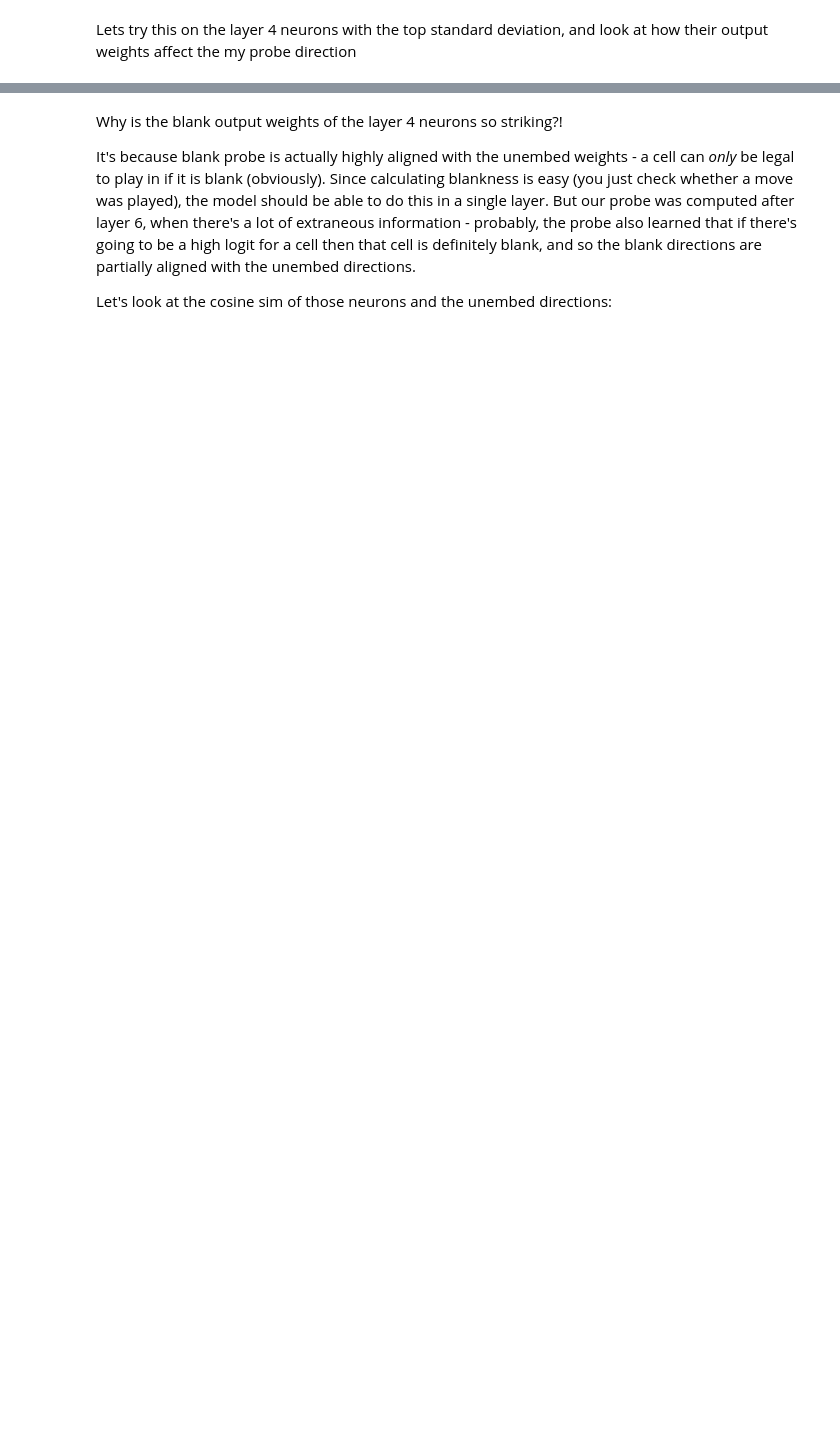
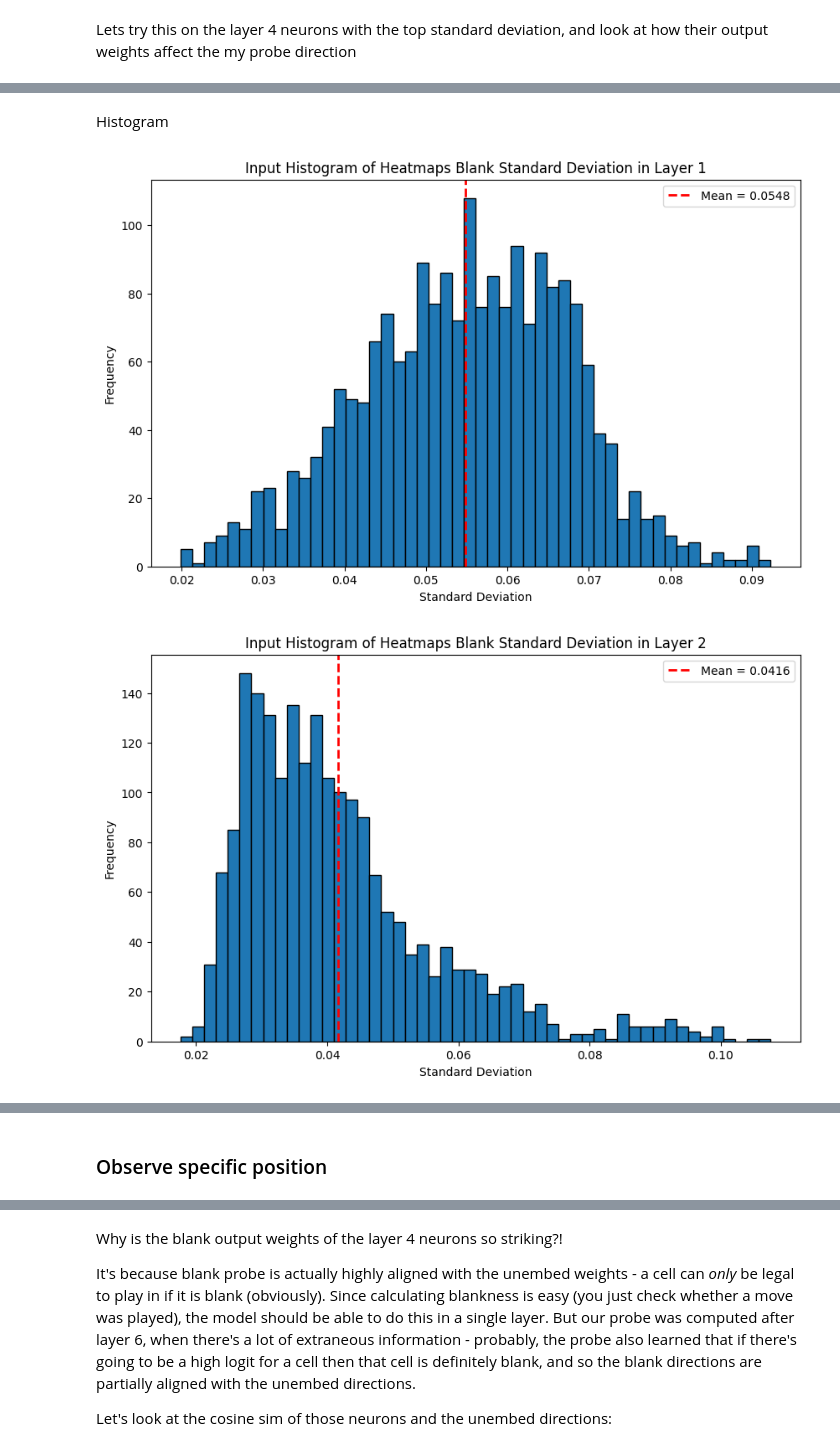
Before and after one commit to ALT-JS/OthelloSAE, a Jupyter notebook: othello_gpt_circuits.ipynb, the cells around one changed output, grey strips where cells are left out. Drawn from its saved outputs; the diff is of its cells as text; code cells hidden in the pictures; blank space fills up the shorter version.

Commit message:
Update tweaking work in othello_gpt_circuits notebook

```diff
--- a/othello_gpt_circuits.ipynb
+++ b/othello_gpt_circuits.ipynb
@@ -191,16 +174,21 @@ NameError: name 'torch' is not defined
 ## Loading Othello Content
 Boring setup code to load in 100K sample Othello games, the linear probe, and some utility functions
 # %%
-
-if IN_COLAB:
-    !git clone https://github.com/likenneth/othello_world
-    OTHELLO_ROOT = Path("/content/othello_world/")
+JASON_PC = 1
+if JASON_PC:
+    OTHELLO_ROOT = Path("D:/UCB/CS194-196/Project/othello_world")
     import sys
     sys.path.append(str(OTHELLO_ROOT/"mechanistic_interpretability"))
     from mech_interp_othello_utils import plot_single_board, to_string, to_int, int_to_label, string_to_label, OthelloBoardState
-else:
-    OTHELLO_ROOT = Path("/workspace/othello_world/")
-    from tl_othello_utils import plot_single_board, to_string, to_int, int_to_label, string_to_label, OthelloBoardState
+# if IN_COLAB:
+#     !git clone https://github.com/likenneth/othello_world
+#     OTHELLO_ROOT = Path("/content/othello_world/")
+#     import sys
+#     sys.path.append(str(OTHELLO_ROOT/"mechanistic_interpretability"))
+#     from mech_interp_othello_utils import plot_single_board, to_string, to_int, int_to_label, string_to_label, OthelloBoardState
+# else:
+#     OTHELLO_ROOT = Path("/workspace/othello_world/")
+#     from tl_othello_utils import plot_single_board, to_string, to_int, int_to_label, string_to_label, OthelloBoardState
 # %% [markdown]
 We load in a big tensor of 100,000 games, each with 60 moves. This is in the format the model wants, with 1-59 representing the 60 moves, and 0 representing pass.
 
@@ -687,0 +713,44 @@ imshow(heatmaps_my,
+# %% [markdown]
+Histogram
+# %%
+# Tweaking
+import matplotlib.pyplot as plt
+layers = list(range(0,8))
+for layer in layers:
+    heatmaps_blank = []
+    heatmaps_my = []
+    for neuron in range(0, 2048):
+        w_out = model.blocks[layer].mlp.W_in[:, neuron].detach()
+        w_out /= w_out.norm()
+        heatmaps_blank.append((w_out[:, None, None] * blank_probe_normalised).sum(dim=0))
+        heatmaps_my.append((w_out[:, None, None] * my_probe_normalised).sum(dim=0))
+
+    heatmaps_blank = torch.stack(heatmaps_blank)
+    heatmaps_my = torch.stack(heatmaps_my)
+
+    if True:
+        heatmaps_blank_std = heatmaps_blank.std(dim=[1, 2])
+        mean_value = heatmaps_blank_std.mean().item()
+
+        plt.figure(figsize=(10, 6))
+        plt.hist(heatmaps_blank_std.detach().cpu().numpy(), bins=50, edgecolor='black')
+        plt.axvline(mean_value, color='red', linestyle='dashed', linewidth=2, label=f'Mean = {mean_value:.4f}')
+        plt.title(f"Input Histogram of Heatmaps Blank Standard Deviation in Layer {layer+1}")
+        plt.xlabel("Standard Deviation")
+        plt.ylabel("Frequency")
+        plt.legend()
+        plt.show()
+    else:
+        heatmaps_my_std = heatmaps_my.std(dim=[1, 2])
+        mean_value = heatmaps_my_std.mean().item()
+        plt.figure(figsize=(10, 6))
+        plt.hist(heatmaps_my_std.detach().cpu().numpy(), bins=50, edgecolor='black')
+        plt.axvline(mean_value, color='red', linestyle='dashed', linewidth=2, label=f'Mean = {mean_value:.4f}')
+        plt.title(f"Input Histogram of Heatmaps My Standard Deviation in Layer {layer+1}")
+        plt.xlabel("Standard Deviation")
+        plt.ylabel("Frequency")
+        plt.legend()
+        plt.show()
+# %% [output]
+[figure, added]
+[figure, added]
@@ -687,0 +763,2 @@ imshow(heatmaps_my,
+# %% [markdown]
+### Observe specific position
```
Also changed, not shown: parts of 43 cells of this notebook, 30 other files.
